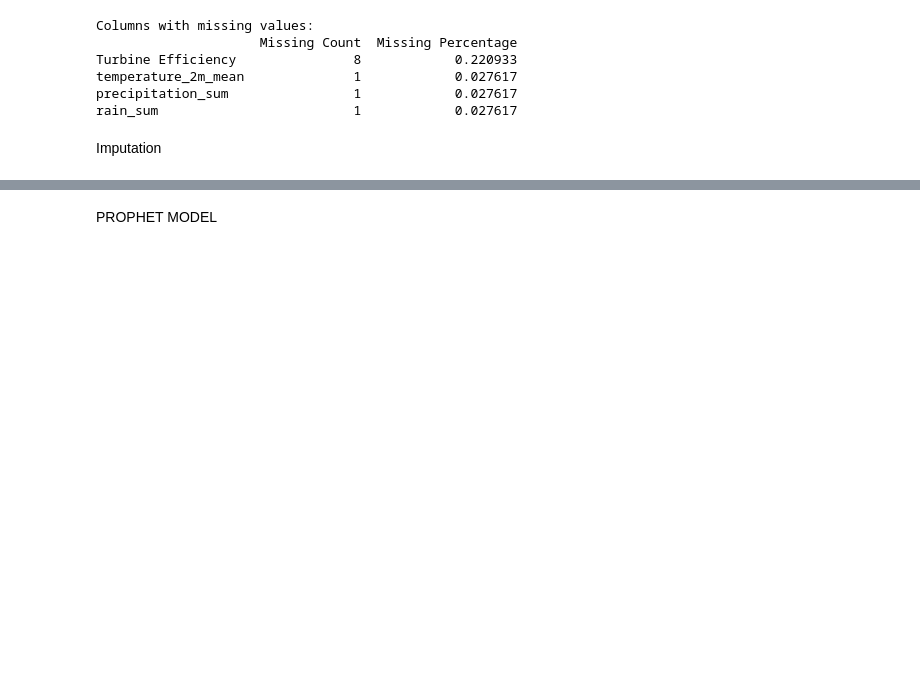
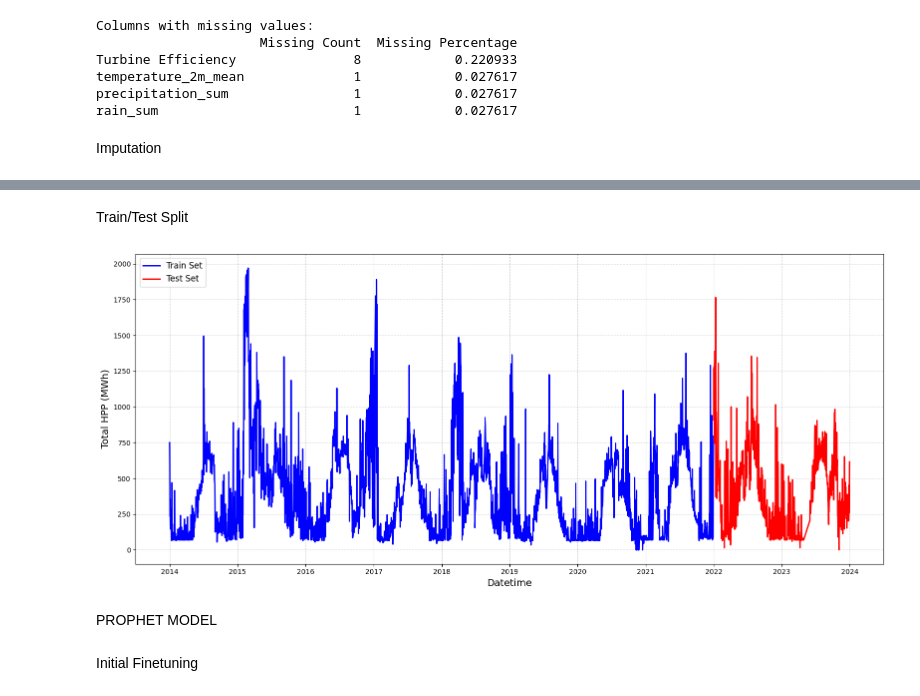
Before and after one commit to afroditifragiadaki/hydro-modelling-Asomata, a Jupyter notebook: models/data_analysis_Prophet.ipynb, the cells around one changed output, grey strips where cells are left out. Saved outputs shown, nothing was run; the diff lists cells and outputs as text; code cells hidden in the pictures; blank space fills up the shorter version.

```diff
--- a/models/data_analysis_Prophet.ipynb
+++ b/models/data_analysis_Prophet.ipynb
@@ -252,2 +271,30 @@ merged_df['Turbine Efficiency'] = merged_df['Turbine Efficiency'].fillna(method=
+# %% [markdown]
+Train/Test Split
+# %%
+# Train/Test Split Plot (last 2 years as test set)
+split_date = merged_df["Date"].max() - pd.DateOffset(years=2)
+train_mask = merged_df["Date"] <= split_date
+test_mask = merged_df["Date"] > split_date
+
+plt.figure(figsize=(16, 7))
+plt.plot(
+    merged_df.loc[train_mask, "Date"],
+    merged_df.loc[train_mask, "Total HPP"],
+    color='blue', label='Train Set', linewidth=2
+)
+plt.plot(
+    merged_df.loc[test_mask, "Date"],
+    merged_df.loc[test_mask, "Total HPP"],
+    color='red', label='Test Set', linewidth=2
+)
+#plt.title("Train/Test Split of Total HPP Time Series (Last 2 Years as Test)", fontsize=16)
+plt.xlabel("Datetime", fontsize=14)
+plt.ylabel("Total HPP (MWh)", fontsize=14)
+plt.legend(loc='upper left', fontsize=12)
+plt.grid(True, linestyle='--', alpha=0.5)
+plt.tight_layout()
+plt.show()
+# %% [output]
+[figure, added]
 # %% [markdown]
 PROPHET MODEL
@@ -253,0 +310,2 @@ PROPHET MODEL
+# %% [markdown]
+Initial Finetuning
```
Also changed, not shown: parts of 24 cells of this notebook.
